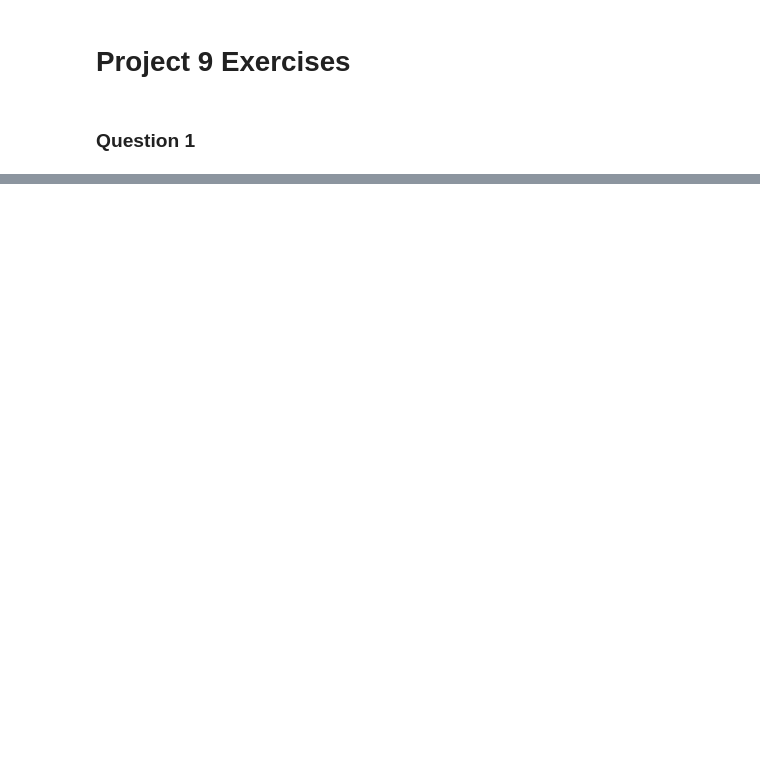
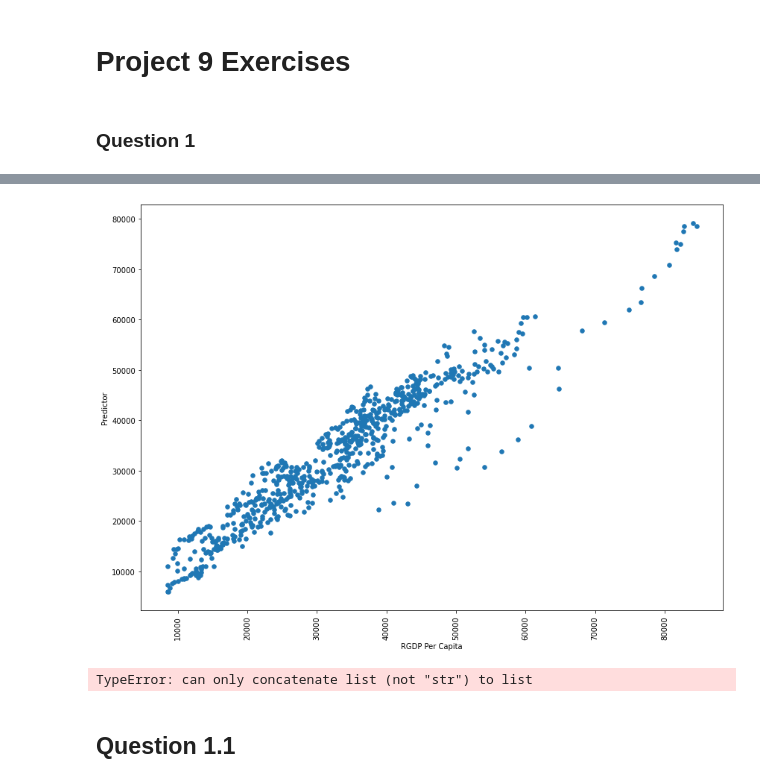
Before and after one commit to paighewold/ECON411, a Jupyter notebook: At Home Projects/Project 9 Exercises.ipynb, the cells around one changed output, grey strips where cells are left out. Saved outputs shown, nothing was run; the diff lists cells and outputs as text; code cells hidden in the pictures; blank space fills up the shorter version.

```diff
--- a/At Home Projects/Project 9 Exercises.ipynb
+++ b/At Home Projects/Project 9 Exercises.ipynb
@@ -42,0 +195,8 @@ hw_data[hw_data["Countries"].isin(oecd_countries)]
+# %%
+x_vars = reg_vars[0]
+plot_residuals(r_df, y_var, x_vars)
+# %% [output]
+[figure, added]
+TypeError: can only concatenate list (not "str") to list
+# %% [markdown]
+## Question 1.1
```
Also changed, not shown: parts of 25 cells of this notebook, 2 other files.
